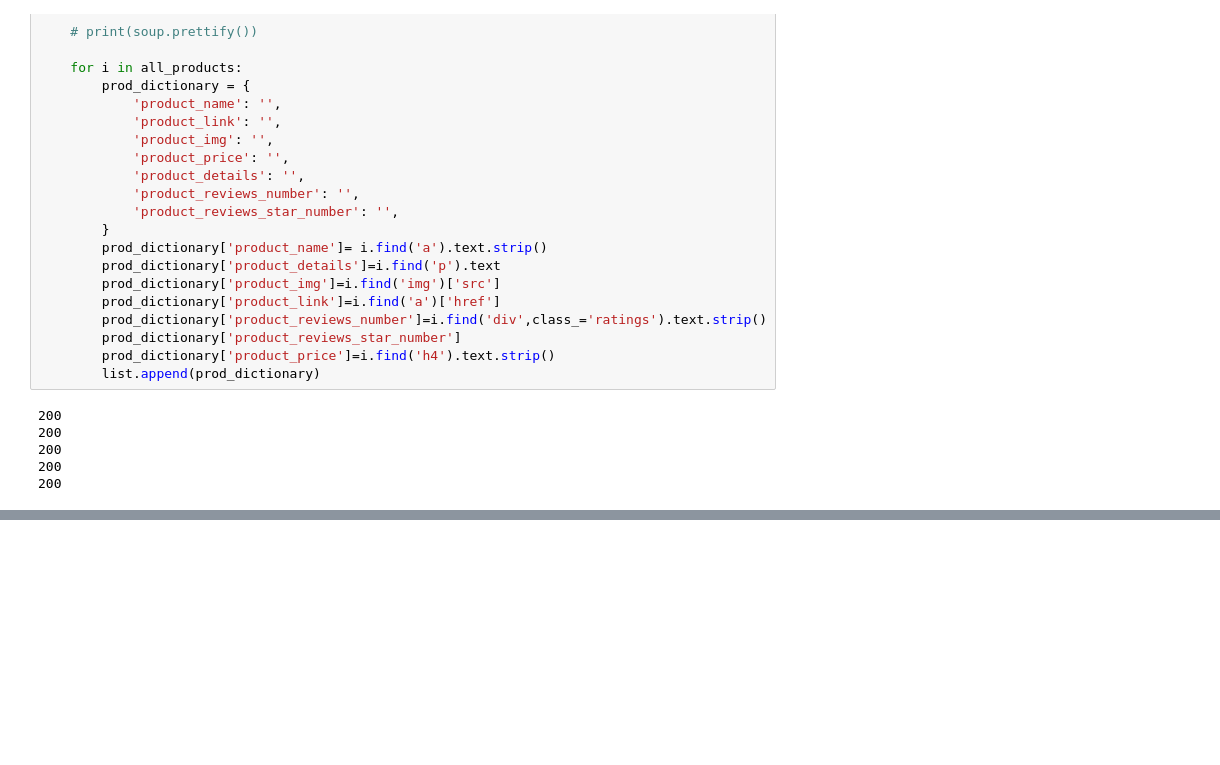
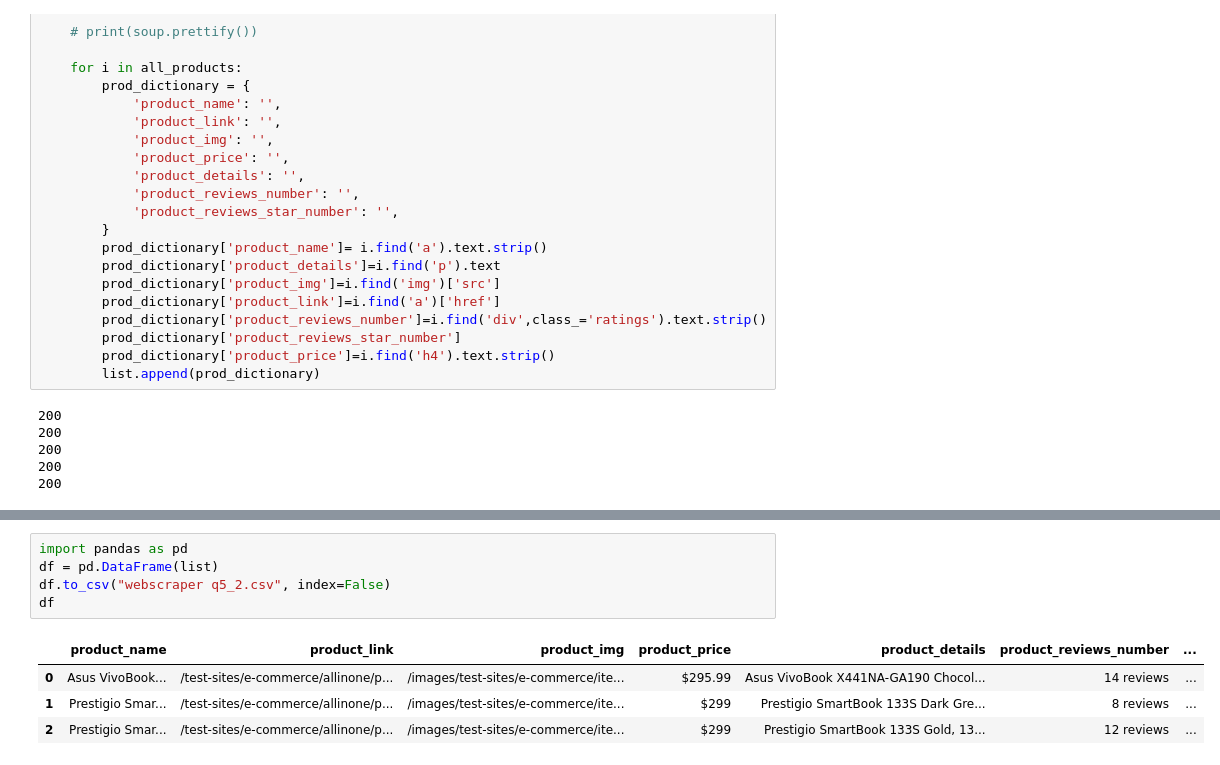
Before and after one commit to asifkasi/course-python-and-automation-by-kasi, a Jupyter notebook: Student's Folders/abdur rehman/web_scraping/other_website/webscraper.ipynb, the cells around one changed output, grey strips where cells are left out. Drawn from its saved outputs; the diff is of its cells as text; blank space fills up the shorter version.

```diff
--- a/Student's Folders/abdur rehman/web_scraping/other_website/webscraper.ipynb
+++ b/Student's Folders/abdur rehman/web_scraping/other_website/webscraper.ipynb
@@ -1287,0 +1500,10 @@ df
+# %%
+import pandas as pd
+df = pd.DataFrame(list)
+df.to_csv("webscraper q5_2.csv", index=False)
+df
+# %% [output]
+|  | product_name | product_link | product_img | product_price | product_details | product_reviews_number | ... |
+| 0 | Asus VivoBook... | /test-sites/e-commerce/allinone/p... | /images/test-sites/e-commerce/ite... | $295.99 | Asus VivoBook X441NA-GA190 Chocol... | 14 reviews | ... |
+| 1 | Prestigio Smar... | /test-sites/e-commerce/allinone/p... | /images/test-sites/e-commerce/ite... | $299 | Prestigio SmartBook 133S Dark Gre... | 8 reviews | ... |
+| 2 | Prestigio Smar... | /test-sites/e-commerce/allinone/p... | /images/test-sites/e-commerce/ite... | $299 | Prestigio SmartBook 133S Gold, 13... | 12 reviews | ... |
```
Also changed, not shown: parts of 42 cells of this notebook, 15 other files.
